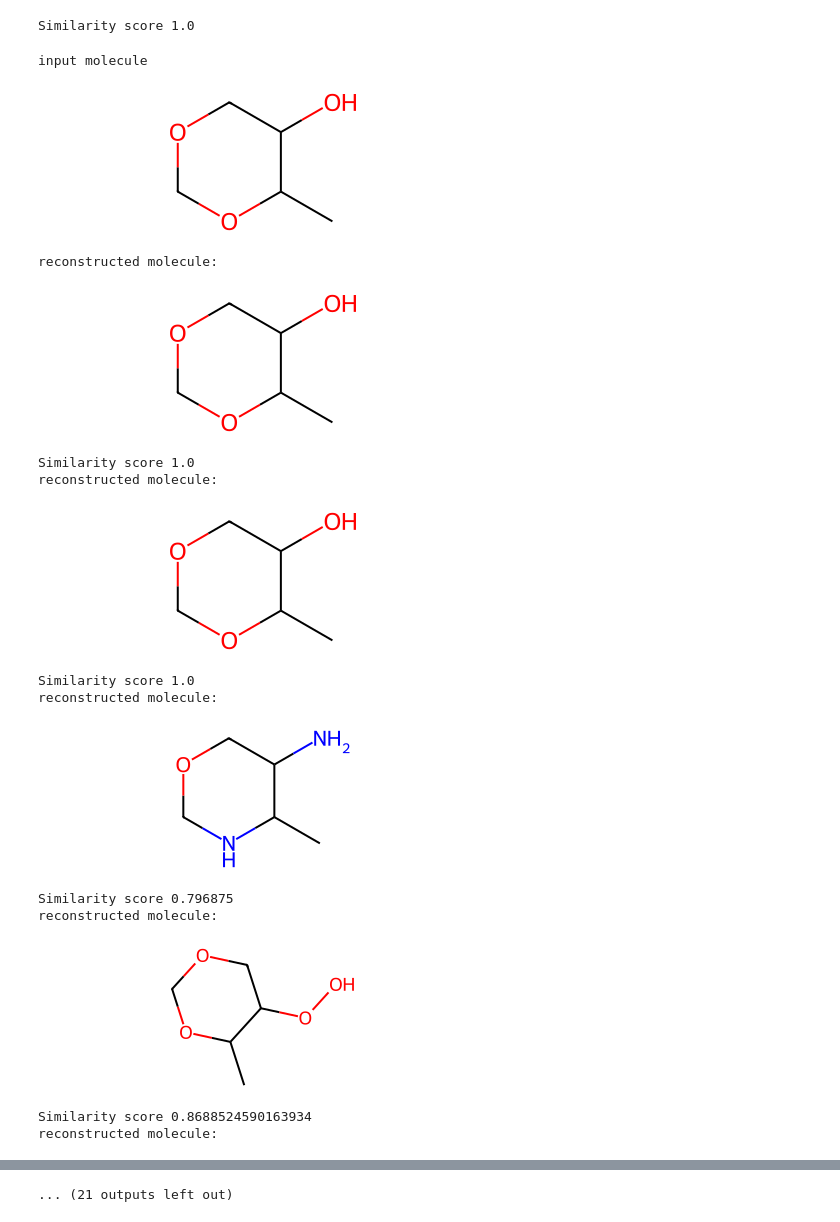
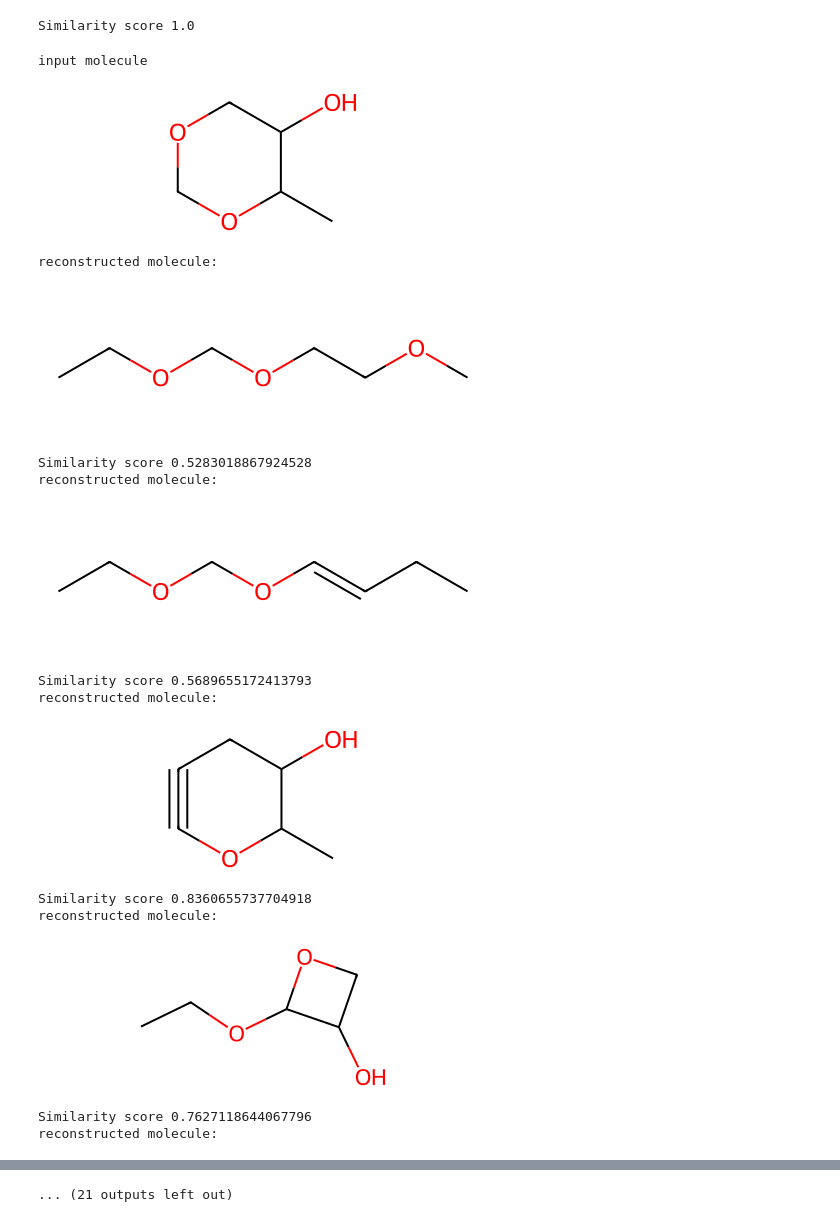
Before and after one commit to profjuri/chemDM, a Jupyter notebook: ValidationVAE.ipynb, the cells around one changed output, grey strips where cells are left out. Drawn from its saved outputs; the diff is of its cells as text; code cells hidden in the pictures.

```diff
--- a/ValidationVAE.ipynb
+++ b/ValidationVAE.ipynb
@@ -142,7 +142,7 @@ print("")
 print("")
 
 for i in range(trial_runs):
-    coded_selfie_from_latent_space = af.decode_from_latentspace(vae_encoder, vae_decoder, create_latent_space_vector(selfie_input,largest_selfies_len,selfies_alphabet) , largest_selfies_len, len(selfies_alphabet),0)
+    coded_selfie_from_latent_space = af.decode_from_latentspace(vae_encoder, vae_decoder, af.create_latent_space_vector(vae_encoder, vae_decoder,selfie_input,largest_selfies_len,selfies_alphabet) , largest_selfies_len, len(selfies_alphabet),0)
     selfie_from_latent_space = af.translate_selfie(coded_selfie_from_latent_space,selfies_alphabet)
     #if len(selfies.decoder(selfie_from_latent_space)) > len( selfies.decoder(selfie_input)) - 1 and len(selfies.decoder(selfie_from_latent_space)) < len( selfies.decoder(selfie_input)) + 1:
         # Read the SMILES string
@@ -174,42 +174,42 @@ molDraw = Chem.MolFromSmiles(mol)
 
 
 # Display the drawing
 print("input molecule")
 display(molDraw)
 print("")
 print("")
 print("")
 
 for i in range(trial_runs):
-    coded_selfie_from_latent_space = af.decode_from_latentspace(vae_encoder, vae_decoder, create_latent_space_vector(selfie_input,largest_selfies_len,selfies_alphabet) , largest_selfies_len, len(selfies_alphabet),1)
+    coded_selfie_from_latent_space = af.decode_from_latentspace(vae_encoder, vae_decoder, af.create_latent_space_vector(vae_encoder, vae_decoder, selfie_input,largest_selfies_len,selfies_alphabet) , largest_selfies_len, len(selfies_alphabet),1)
     selfie_from_latent_space = af.translate_selfie(coded_selfie_from_latent_space,selfies_alphabet)
     #if len(selfies.decoder(selfie_from_latent_space)) > len( selfies.decoder(selfie_input)) - 1 and len(selfies.decoder(selfie_from_latent_space)) < len( selfies.decoder(selfie_input)) + 1:
         # Read the SMILES string
     molGen = selfies.decoder(selfie_from_latent_space)
         # Create a drawing of the molecule
     molDrawGen = Chem.MolFromSmiles(molGen)
      #Create a fingerprint of the generated molecule
     fpsGen = fpgen.GetFingerprint(molDrawGen)
         #Compute the Tanimoto similarity between input and reconstuction
     sim=DataStructs.TanimotoSimilarity(fps,fpsGen)
         # Display the drawing
     print("reconstructed molecule:")
     display(molDrawGen)
         # display similarity score
     print("Similarity score", sim)
 # %% [output]
 input molecule
 [figure]
 reconstructed molecule:
-[figure, old version]
+[figure, new version]
-Similarity score 1.0
+Similarity score 0.5283018867924528
 reconstructed molecule:
-[figure, old version]
+[figure, new version]
-Similarity score 1.0
+Similarity score 0.5689655172413793
 reconstructed molecule:
-[figure, old version]
+[figure, new version]
-Similarity score 0.796875
+Similarity score 0.8360655737704918
 reconstructed molecule:
-[figure, old version]
+[figure, new version]
-Similarity score 0.8688524590163934
+Similarity score 0.7627118644067796
 reconstructed molecule:
```
Also changed, not shown: parts of 2 cells of this notebook, 1 other file.
